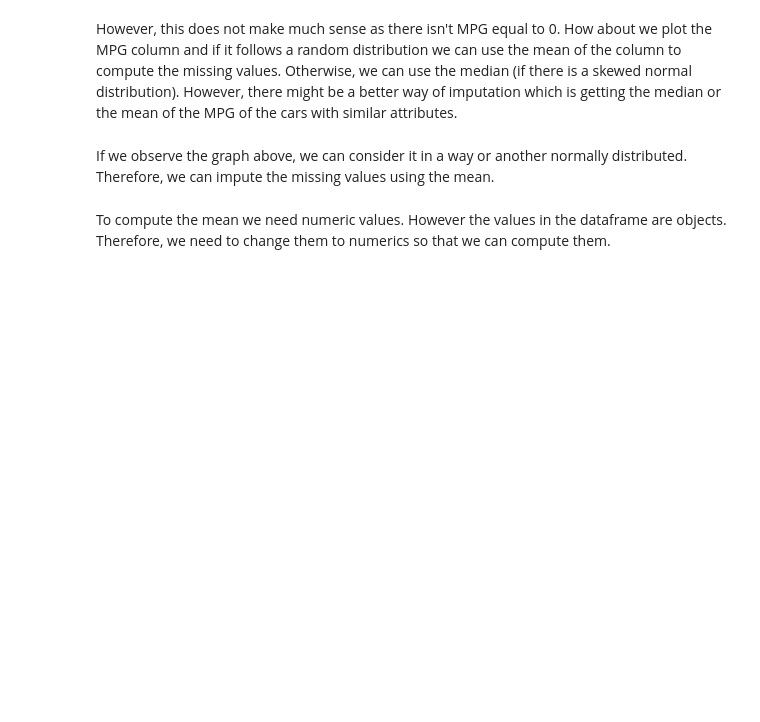
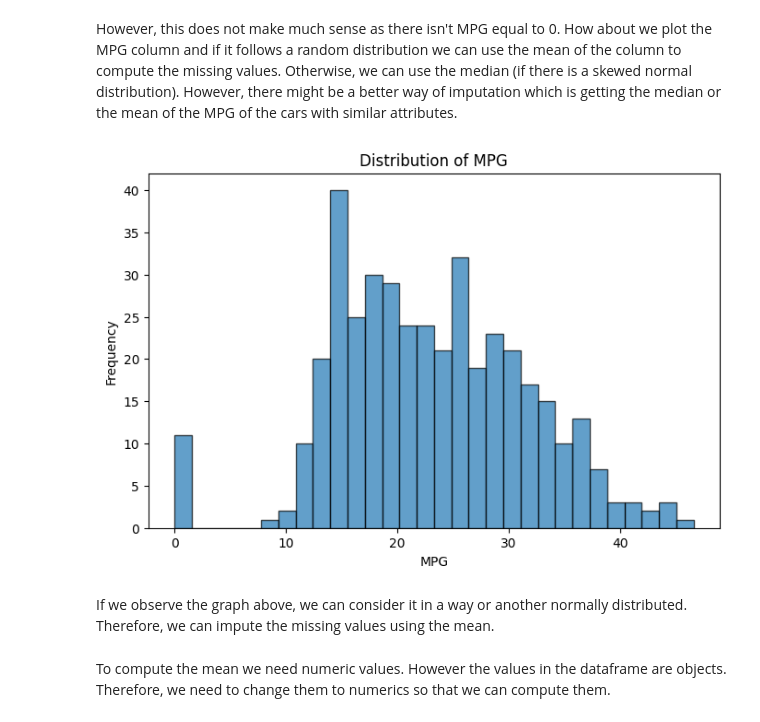
Before and after one commit to Hasyashri/ML_Lab_4, a Jupyter notebook: week5Lab_Students (1).ipynb, the cells around one changed output. Drawn from its saved outputs; the diff is of its cells as text; code cells hidden in the pictures; blank space fills up the shorter version.

```diff
--- a/week5Lab_Students (1).ipynb
+++ b/week5Lab_Students (1).ipynb
@@ -398,6 +398,21 @@ df_cars.head()
 | 4 | Ford Torino | 17.0 | 8 | 302.0 | 140.0 | 3449. | 10.5 | 70 | US |
 # %% [markdown]
 However, this does not make much sense as there isn't MPG equal to 0. How about we plot the MPG column and if it follows a random distribution we can use the mean of the column to compute the missing values. Otherwise, we can use the median (if there is a skewed normal distribution). However, there might be a better way of imputation which is getting the median or the mean of the MPG of the cars with similar attributes.
+# %%
+import matplotlib.pyplot as plt
+
+# Convert 'MPG' column to numeric, coercing errors to NaN
+df_cars['MPG'] = pd.to_numeric(df_cars['MPG'], errors='coerce')
+
+# Plot the distribution of the MPG column
+plt.figure(figsize=(8, 5))
+plt.hist(df_cars['MPG'].dropna(), bins=30, edgecolor='k', alpha=0.7)
+plt.title('Distribution of MPG')
+plt.xlabel('MPG')
+plt.ylabel('Frequency')
+plt.show()
+# %% [output]
+[figure, added]
 # %% [markdown]
 If we observe the graph above, we can consider it in a way or another normally distributed. Therefore, we can impute the missing values using the mean.
 # %% [markdown]
```
Also changed, not shown: parts of 5 cells of this notebook.
